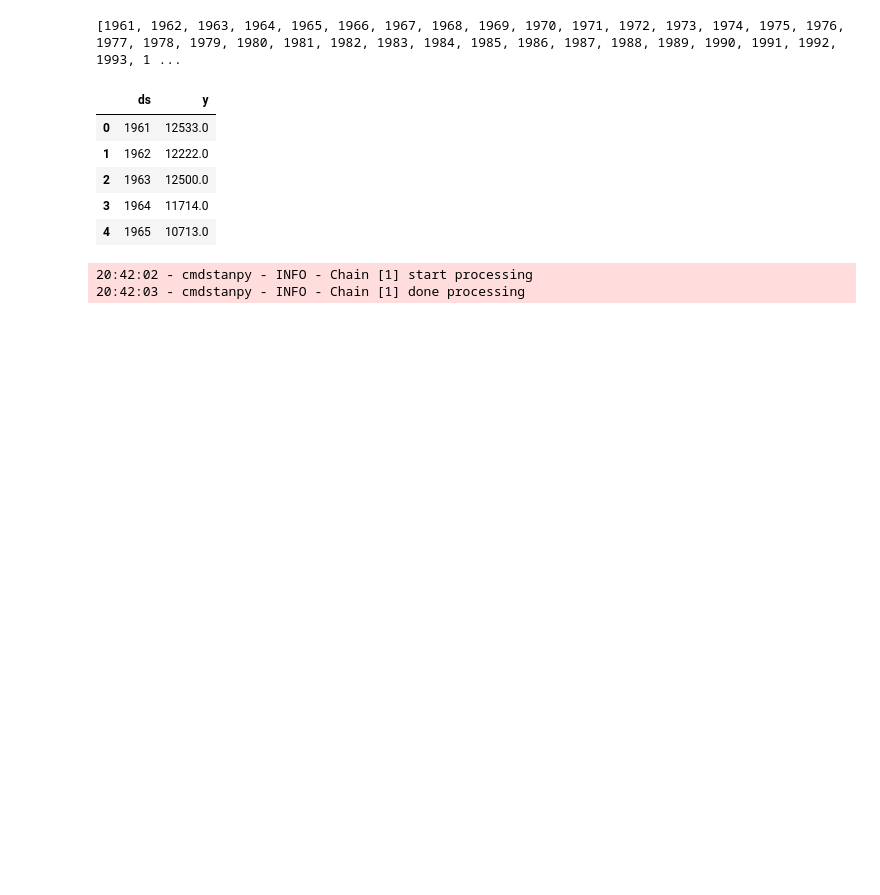
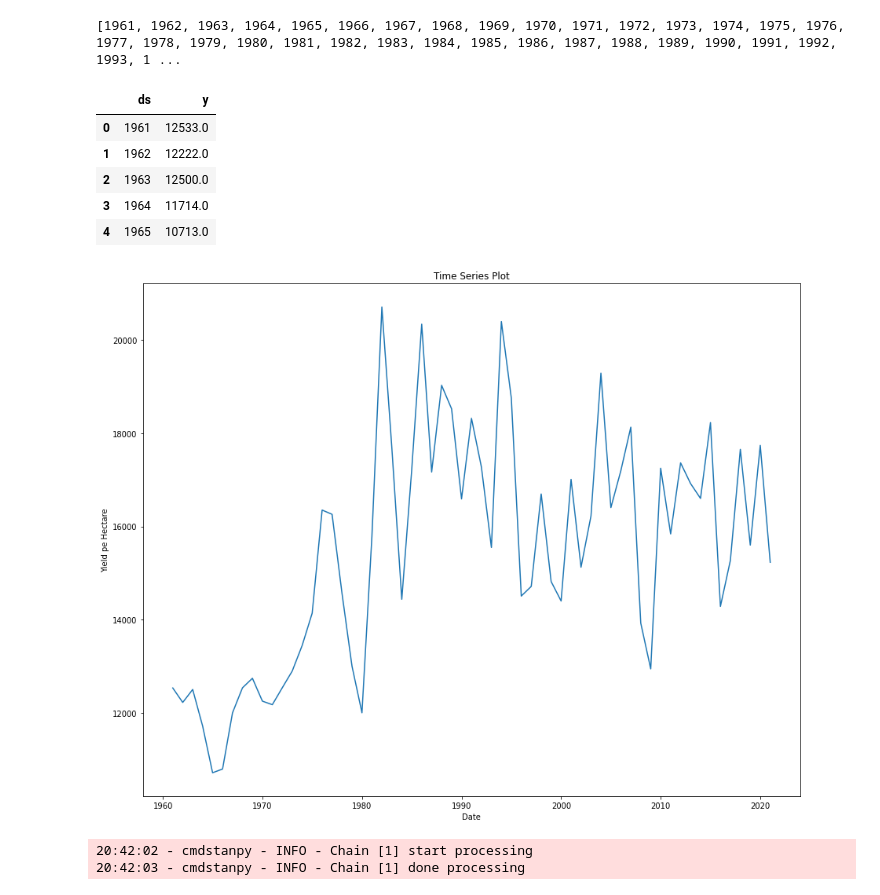
Before and after one commit to samkamau81/Kenyas-Maize-Output-Time-Series, a Jupyter notebook: fbprophetKenya_Maize.ipynb, the cells around one changed output. Drawn from its saved outputs; the diff is of its cells as text; code cells hidden in the pictures; blank space fills up the shorter version.

```diff
--- a/fbprophetKenya_Maize.ipynb
+++ b/fbprophetKenya_Maize.ipynb
@@ -85,3 +87,18 @@ df2.head()
+# %%
+# create a new figure object with a larger size
+fig = plt.figure(figsize=(15, 12))
+# plot the time series
+plt.plot(df2['ds'], df2['y'])
+
+# add labels and title
+plt.xlabel('Date')
+plt.ylabel('Yield pe Hectare')
+plt.title('Time Series Plot')
+
+# show the plot
+plt.show()
+# %% [output]
+[figure, added]
 # %%
 # create Prophet model
 m = Prophet()
```
Also changed, not shown: parts of 1 cell of this notebook, 1 other file.
